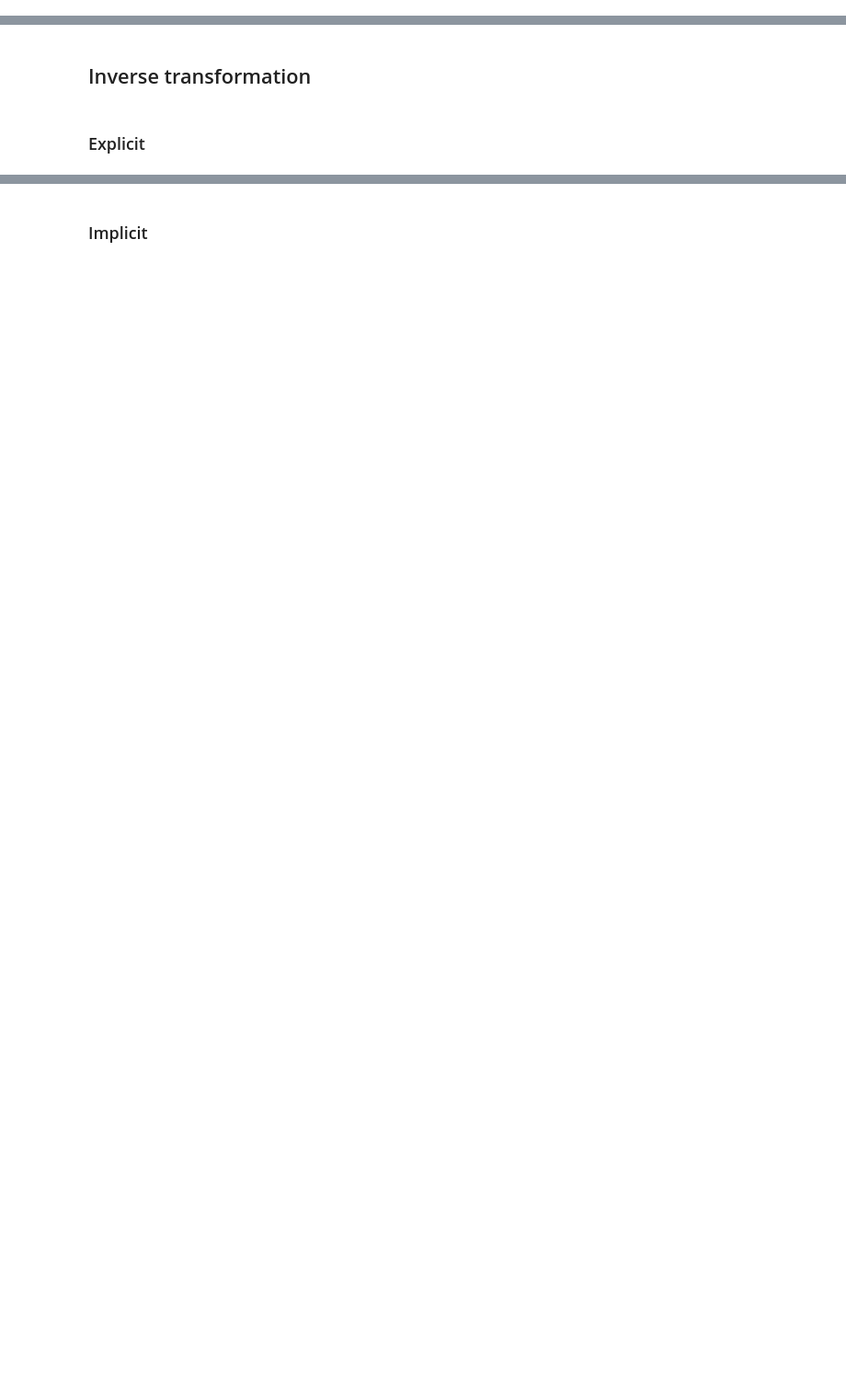
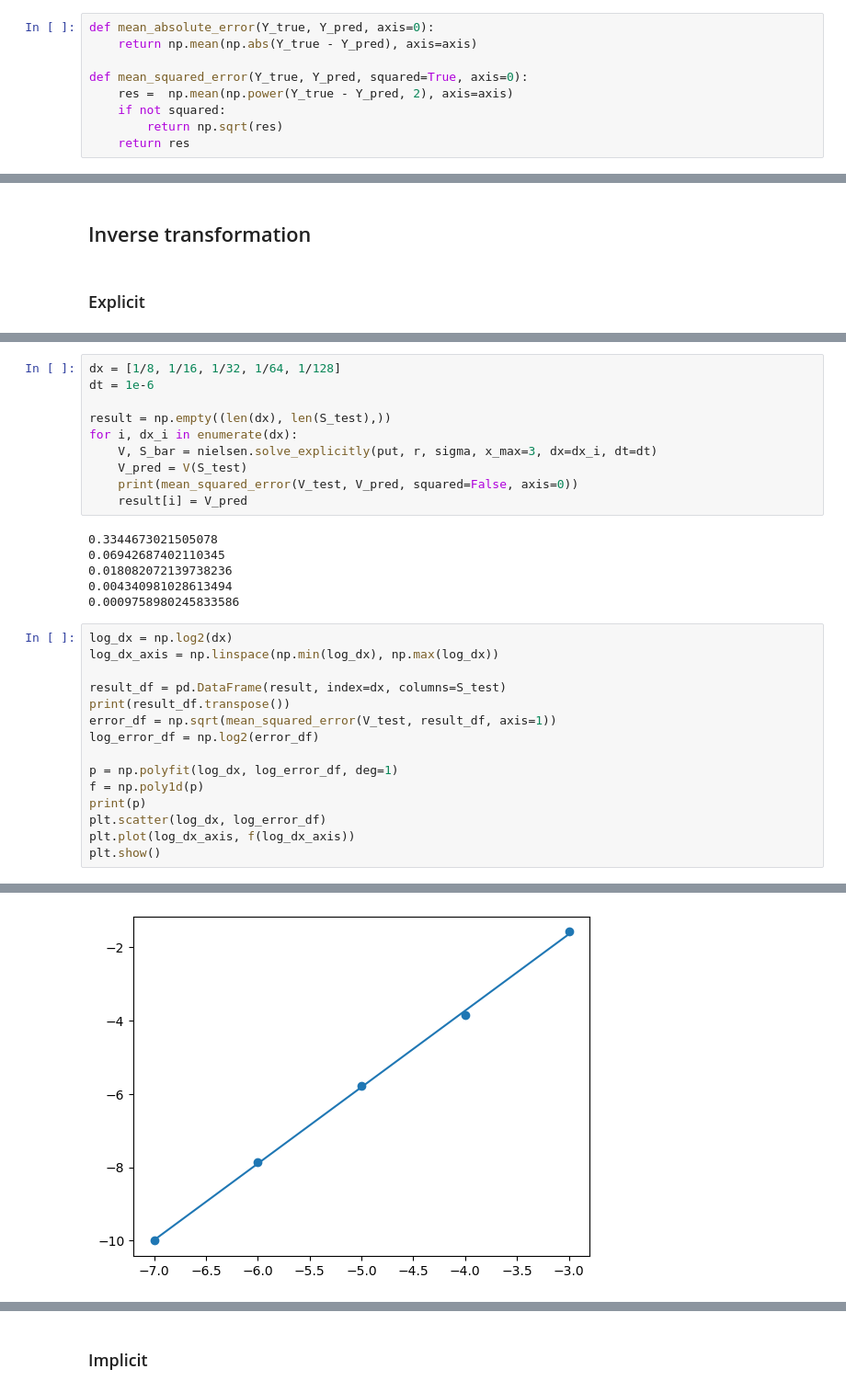
Before and after one commit to Alcruz/interstellar, a Jupyter notebook: src/convergence_analysis.ipynb, the cells around one changed output, grey strips where cells are left out. Shown: that part at 92% size. Saved outputs shown, nothing was run; the diff lists cells and outputs as text; blank space fills up the shorter version.

```diff
--- a/src/convergence_analysis.ipynb
+++ b/src/convergence_analysis.ipynb
@@ -8,0 +10,9 @@ from sklearn.metrics import mean_absolute_error
+# %%
+def mean_absolute_error(Y_true, Y_pred, axis=0):
+    return np.mean(np.abs(Y_true - Y_pred), axis=axis)
+
+def mean_squared_error(Y_true, Y_pred, squared=True, axis=0):
+    res =  np.mean(np.power(Y_true - Y_pred, 2), axis=axis)
+    if not squared:
+        return np.sqrt(res)
+    return res
@@ -23,0 +36,32 @@ V_test = [11.6974, 6.9320, 4.1550, 2.5102]
+# %%
+dx = [1/8, 1/16, 1/32, 1/64, 1/128]
+dt = 1e-6
+
+result = np.empty((len(dx), len(S_test),))
+for i, dx_i in enumerate(dx):
+    V, S_bar = nielsen.solve_explicitly(put, r, sigma, x_max=3, dx=dx_i, dt=dt)
+    V_pred = V(S_test)
+    print(mean_squared_error(V_test, V_pred, squared=False, axis=0))
+    result[i] = V_pred
+# %% [output]
+0.3344673021505078
+0.06942687402110345
+0.018082072139738236
+0.004340981028613494
+0.0009758980245833586
+# %%
+log_dx = np.log2(dx)
+log_dx_axis = np.linspace(np.min(log_dx), np.max(log_dx))
+
+result_df = pd.DataFrame(result, index=dx, columns=S_test)
+print(result_df.transpose())
+error_df = np.sqrt(mean_squared_error(V_test, result_df, axis=1))
+log_error_df = np.log2(error_df)
+
+p = np.polyfit(log_dx, log_error_df, deg=1)
+f = np.poly1d(p)
+print(p)
+plt.scatter(log_dx, log_error_df)
+plt.plot(log_dx_axis, f(log_dx_axis))
+plt.show()
+# %% [output]
@@ -23,0 +74 @@ V_test = [11.6974, 6.9320, 4.1550, 2.5102]
+[figure, added]
```
Also changed, not shown: parts of 40 cells of this notebook, 3 other files.
